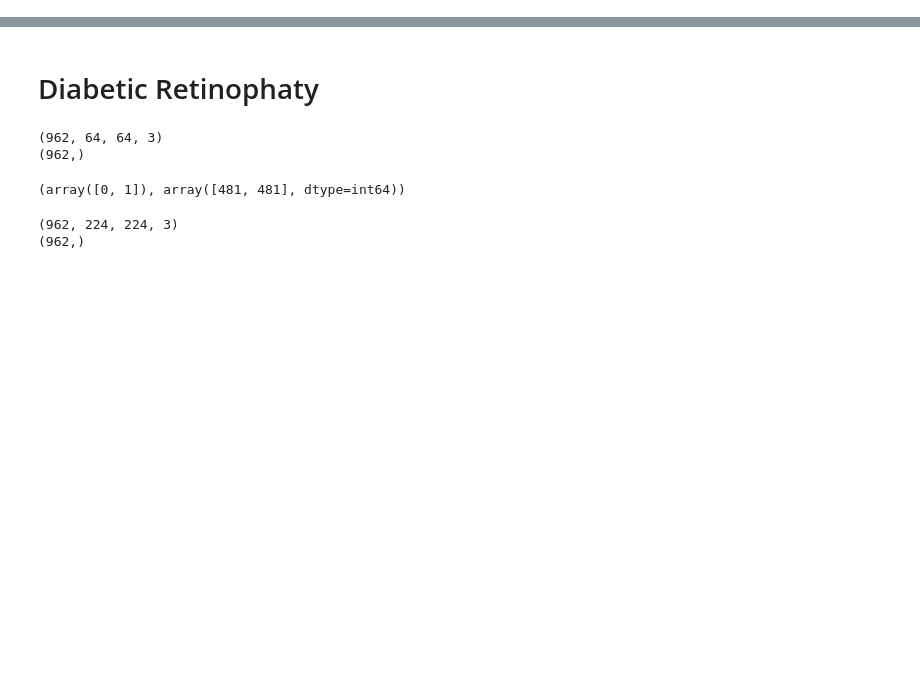
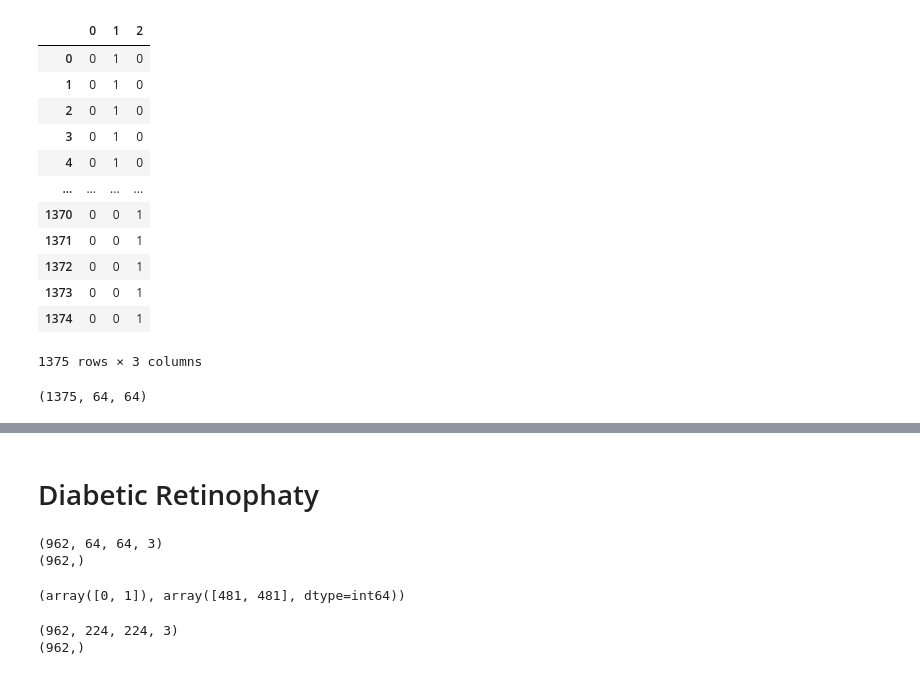
Before and after one commit to Barcelona-Technology-School/InnoSpark-edir, a Jupyter notebook: ML first attempt/DataWrangling.ipynb, the cells around one changed output, grey strips where cells are left out. Drawn from its saved outputs; the diff is of its cells as text; code cells hidden in the pictures; blank space fills up the shorter version.

```diff
--- a/ML first attempt/DataWrangling.ipynb
+++ b/ML first attempt/DataWrangling.ipynb
@@ -26,0 +35,5 @@ import matplotlib.pyplot as plt
+# %%
+df,x,y = DataFetch().load_multiple(64)
+df.head()
+print(x.shape)
+print(y)
@@ -26,0 +69,21 @@ import matplotlib.pyplot as plt
+# %%
+import pandas as pd
+pd.DataFrame(y.astype(int))
+# %% [output]
+|  | 0 | 1 | 2 |
+| 0 | 0 | 1 | 0 |
+| 1 | 0 | 1 | 0 |
+| 2 | 0 | 1 | 0 |
+| 3 | 0 | 1 | 0 |
+| 4 | 0 | 1 | 0 |
+| ... | ... | ... | ... |
+| 1370 | 0 | 0 | 1 |
+| 1371 | 0 | 0 | 1 |
+| 1372 | 0 | 0 | 1 |
+| 1373 | 0 | 0 | 1 |
+| 1374 | 0 | 0 | 1 |
+1375 rows × 3 columns
+# %%
+images_all.shape
+# %% [output]
+(1375, 64, 64)
```
Also changed, not shown: parts of 8 cells of this notebook, 2 other files.
